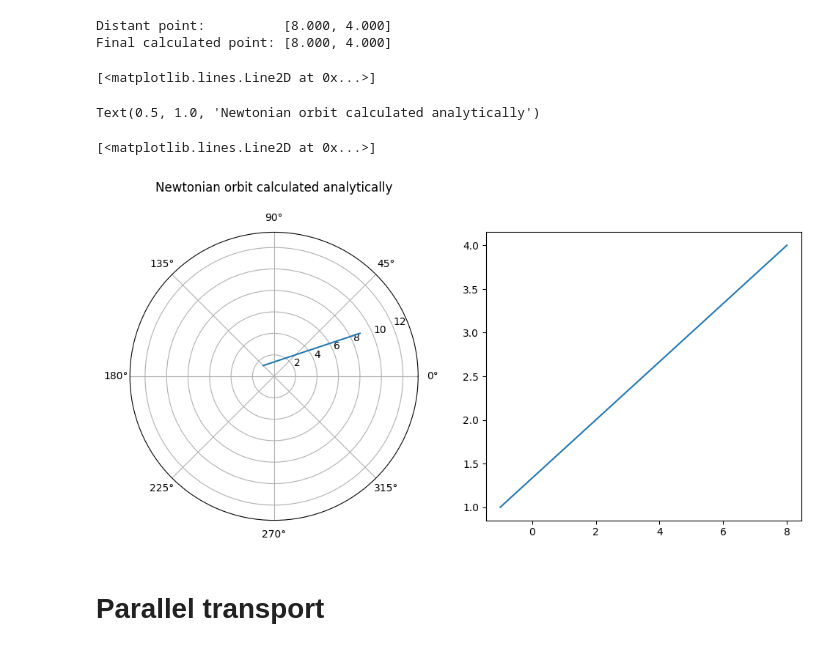
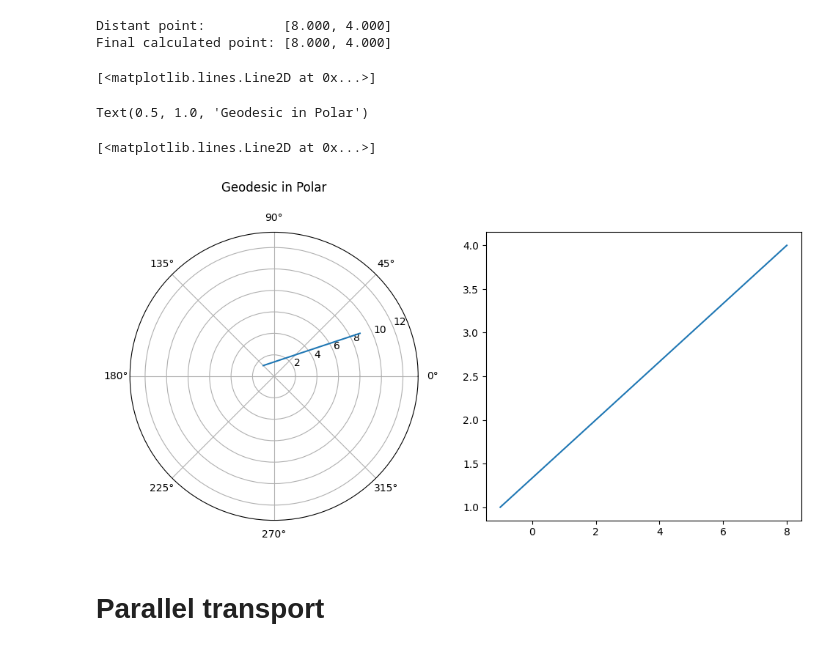
Before and after one commit to villano-lab/general_relativity, a Jupyter notebook: PolarGeo.ipynb, the cells around one changed output. Cells and saved outputs as stored; diff of their text form; code cells hidden in the pictures.

```diff
--- a/PolarGeo.ipynb
+++ b/PolarGeo.ipynb
@@ -115,19 +115,19 @@ Final calculated point: [8.000, 4.000]
 # %%
 fig = plt.figure(figsize=(10,5))
 ax1 = fig.add_subplot(1,2,1,projection='polar')
 ax1.plot(x[3], x[2])
 ax1.set_rmax(1.5*max(x[2]))
-ax1.set_title("Newtonian orbit calculated analytically", pad=40)
+ax1.set_title("Geodesic in Polar", pad=40)
 ax2 = fig.add_subplot(1,2,2)
 ax2.plot(u,v)
 
 plt.tight_layout()
 plt.show()
 # %% [output]
 [<matplotlib.lines.Line2D at 0x...>]
-Text(0.5, 1.0, 'Newtonian orbit calculated analytically')
+Text(0.5, 1.0, 'Geodesic in Polar')
 [<matplotlib.lines.Line2D at 0x...>]
-[figure, old version]
+[figure, new version]
 # %% [markdown]
 # Parallel transport
 # %%
```
Also changed, not shown: parts of 4 cells of this notebook, 1 other file.
